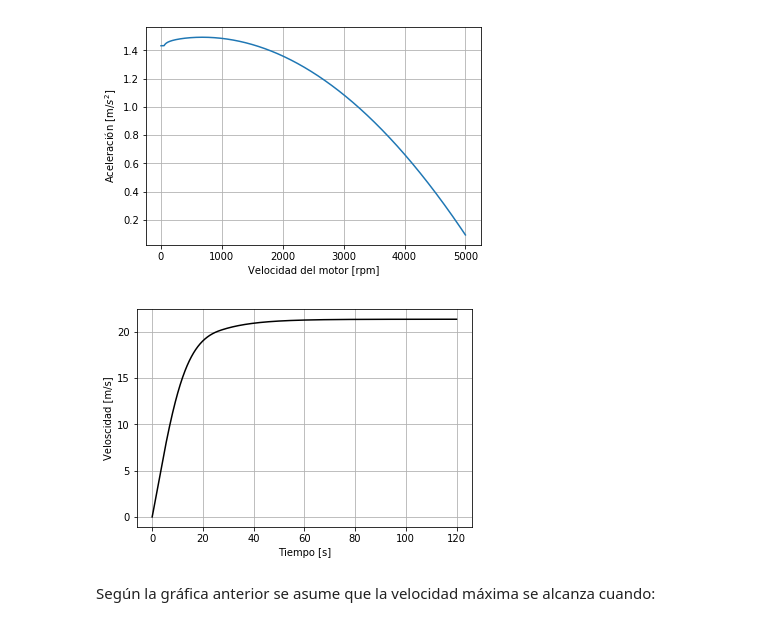
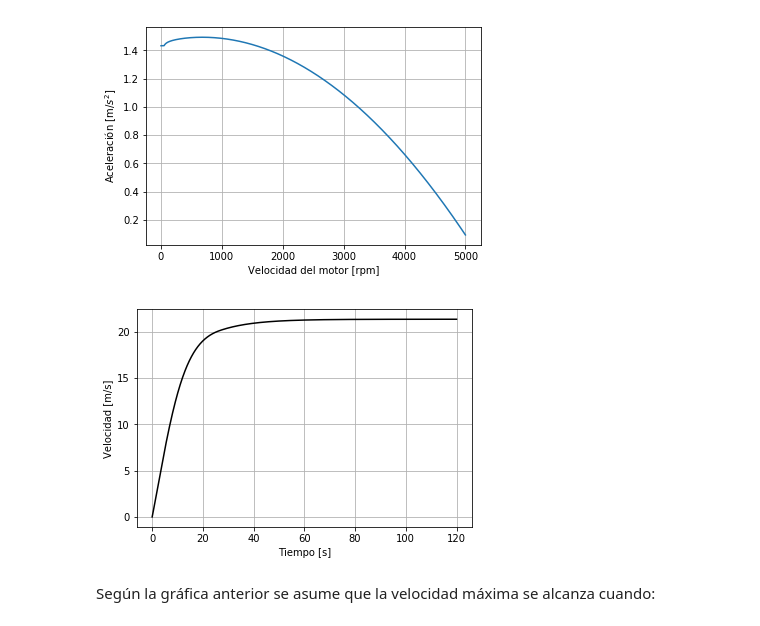
Before and after one commit to nvalencia/-Herramientas-Computacionales-IMEC3602, a Jupyter notebook: Taller_2/201425625_Taller2.ipynb, the cells around one changed output. Saved outputs shown, nothing was run; the diff lists cells and outputs as text; code cells hidden in the pictures.

```diff
--- a/Taller_2/201425625_Taller2.ipynb
+++ b/Taller_2/201425625_Taller2.ipynb
@@ -175,18 +176,18 @@ sol = odeint(acel,ini,t,args=(n,))
 # %%
 x1 = t
 y1 = sol[:,0]
 x2 = t
 y2 = sol[:,1]
 #plt.plot(x1,y1,'k--',label='Posición')
 plt.plot(x2,y2, 'k',label='Velocidad')
 #plt.legend(loc='best')
 xlabel('Tiempo [s]')
-ylabel('Veloscidad [m/s]')
+ylabel('Velocidad [m/s]')
 pylab.savefig(os.path.join(output_dir,'velocidad_prueba_'+str(n)+'.png'), dpi=70)
 plt.grid()
 plt.show()
 # %% [output]
-[figure, old version]
+[figure, new version]
 # %% [markdown]
 Según la gráfica anterior se asume que la velocidad máxima se alcanza cuando:
 # %%
```
Also changed, not shown: parts of 34 cells of this notebook, 10 other files.
